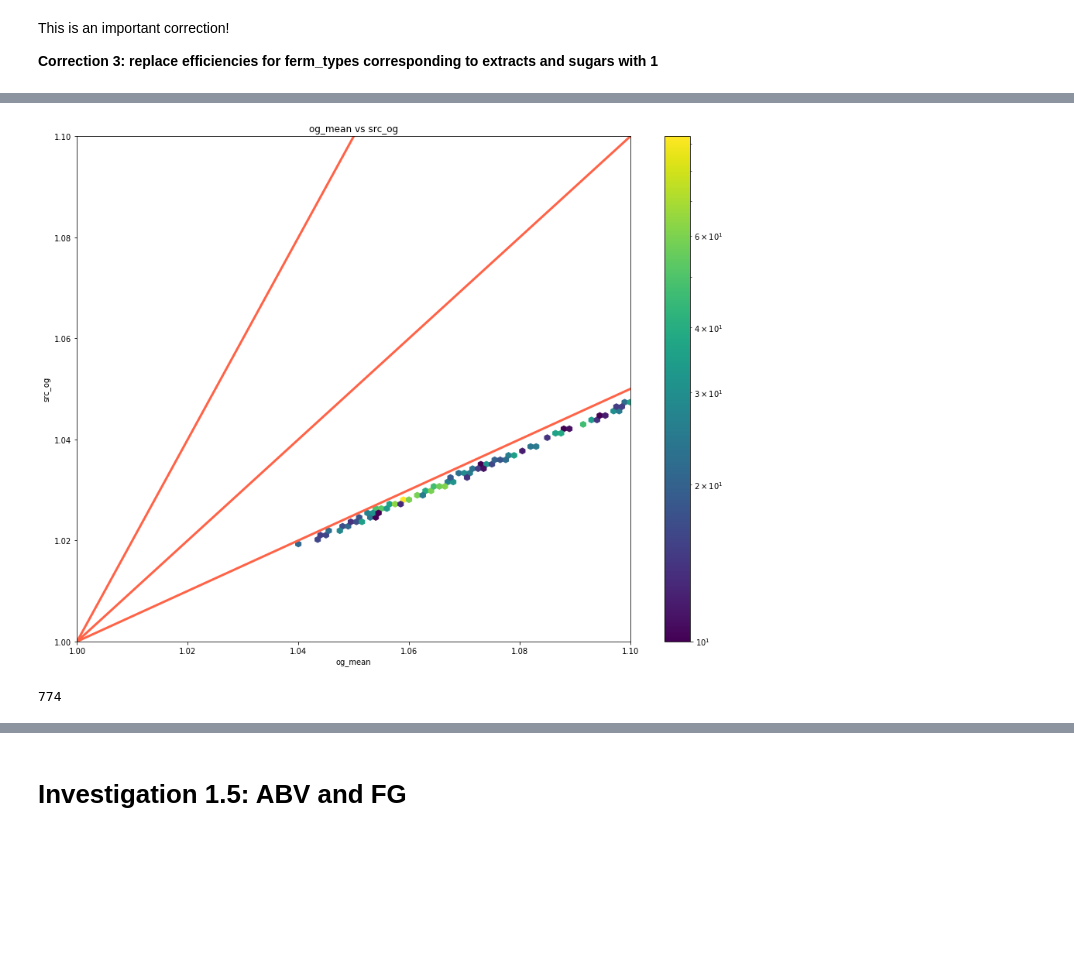
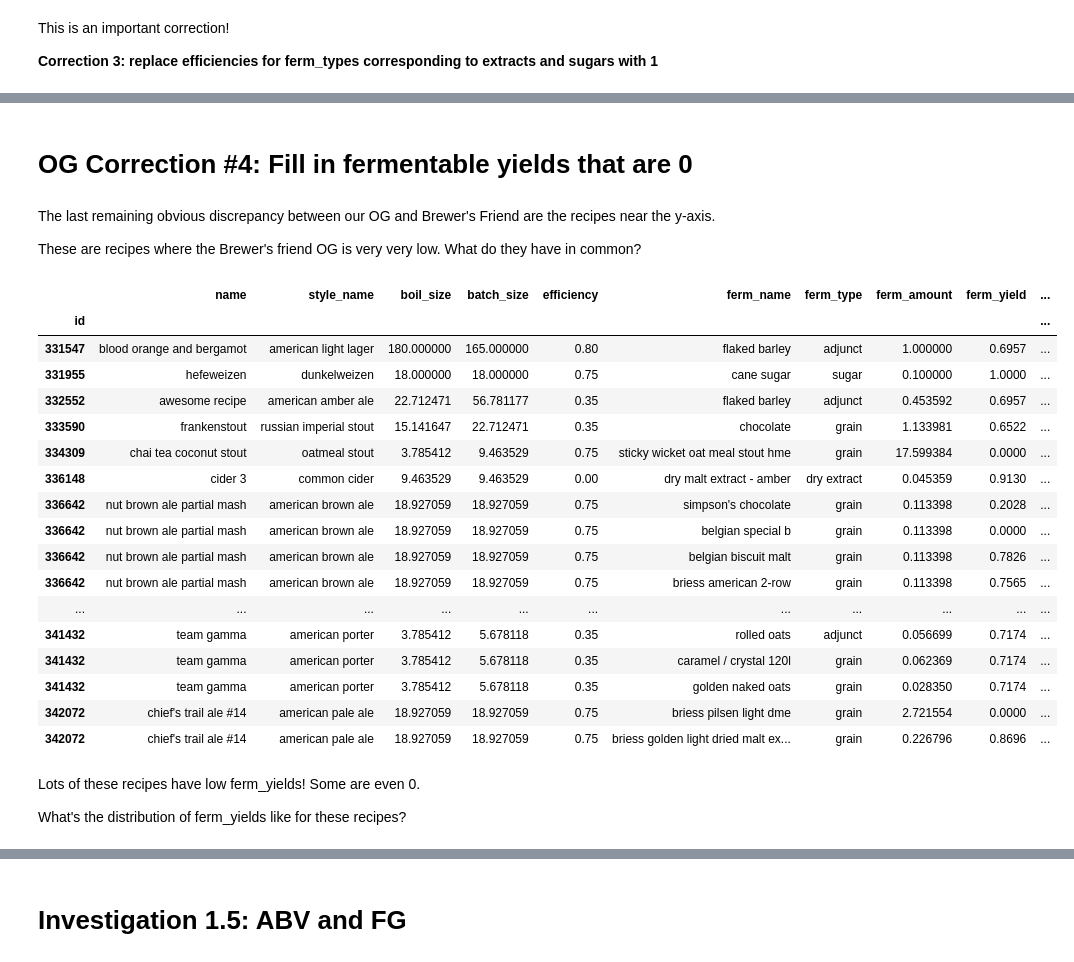
Before and after one commit to rmwoods/beer.ai, a Jupyter notebook: beer.ai/Utils_Troubleshooting.ipynb, the cells around one changed output, grey strips where cells are left out. Drawn from its saved outputs; the diff is of its cells as text; code cells hidden in the pictures; blank space fills up the shorter version.

```diff
--- a/beer.ai/Utils_Troubleshooting.ipynb
+++ b/beer.ai/Utils_Troubleshooting.ipynb
@@ -607,8 +483,33 @@ recipes_low_og = (((1 - df["src_og"])/(1 - df["og_mean"])) < 0.5) & (df["og_mean
-# %%
-plot_hexbin_gravity_dist(df[recipes_low_og], "og_mean")
-# %% [output]
-[figure, removed]
-# %%
-df[recipes_low_og].index.nunique()
-# %% [output]
-774
+# %% [markdown]
+# OG Correction #4: Fill in fermentable yields that are 0
+# %% [markdown]
+The last remaining obvious discrepancy between our OG and Brewer's Friend are the recipes near the y-axis.
+
+These are recipes where the Brewer's friend OG is very very low. What do they have in common?
+# %%
+mask_bf_low_og = bf["src_og"] < 1.005
+# %%
+bf[mask_bf_low_og][recipe_basic_cols + ferm_ingred_cols].dropna().head(30)
+# %% [output]
+|  | name | style_name | boil_size | batch_size | efficiency | ferm_name | ferm_type | ferm_amount | ferm_yield | ... |
+| id |  |  |  |  |  |  |  |  |  | ... |
+| 331547 | blood orange and bergamot | american light lager | 180.000000 | 165.000000 | 0.80 | flaked barley | adjunct | 1.000000 | 0.6957 | ... |
+| 331955 | hefeweizen | dunkelweizen | 18.000000 | 18.000000 | 0.75 | cane sugar | sugar | 0.100000 | 1.0000 | ... |
+| 332552 | awesome recipe | american amber ale | 22.712471 | 56.781177 | 0.35 | flaked barley | adjunct | 0.453592 | 0.6957 | ... |
+| 333590 | frankenstout | russian imperial stout | 15.141647 | 22.712471 | 0.35 | chocolate | grain | 1.133981 | 0.6522 | ... |
+| 334309 | chai tea coconut stout | oatmeal stout | 3.785412 | 9.463529 | 0.75 | sticky wicket oat meal stout hme | grain | 17.599384 | 0.0000 | ... |
+| 336148 | cider 3 | common cider | 9.463529 | 9.463529 | 0.00 | dry malt extract - amber | dry extract | 0.045359 | 0.9130 | ... |
+| 336642 | nut brown ale partial mash | american brown ale | 18.927059 | 18.927059 | 0.75 | simpson's chocolate | grain | 0.113398 | 0.2028 | ... |
+| 336642 | nut brown ale partial mash | american brown ale | 18.927059 | 18.927059 | 0.75 | belgian special b | grain | 0.113398 | 0.0000 | ... |
+| 336642 | nut brown ale partial mash | american brown ale | 18.927059 | 18.927059 | 0.75 | belgian biscuit malt | grain | 0.113398 | 0.7826 | ... |
+| 336642 | nut brown ale partial mash | american brown ale | 18.927059 | 18.927059 | 0.75 | briess american 2-row | grain | 0.113398 | 0.7565 | ... |
+| ... | ... | ... | ... | ... | ... | ... | ... | ... | ... | ... |
+| 341432 | team gamma | american porter | 3.785412 | 5.678118 | 0.35 | rolled oats | adjunct | 0.056699 | 0.7174 | ... |
+| 341432 | team gamma | american porter | 3.785412 | 5.678118 | 0.35 | caramel / crystal 120l | grain | 0.062369 | 0.7174 | ... |
+| 341432 | team gamma | american porter | 3.785412 | 5.678118 | 0.35 | golden naked oats | grain | 0.028350 | 0.7174 | ... |
+| 342072 | chief's trail ale #14 | american pale ale | 18.927059 | 18.927059 | 0.75 | briess pilsen light dme | grain | 2.721554 | 0.0000 | ... |
+| 342072 | chief's trail ale #14 | american pale ale | 18.927059 | 18.927059 | 0.75 | briess golden light dried malt ex... | grain | 0.226796 | 0.8696 | ... |
+# %% [markdown]
+Lots of these recipes have low ferm_yields! Some are even 0.
+
+What's the distribution of ferm_yields like for these recipes?
```
Also changed, not shown: parts of 32 cells of this notebook.
